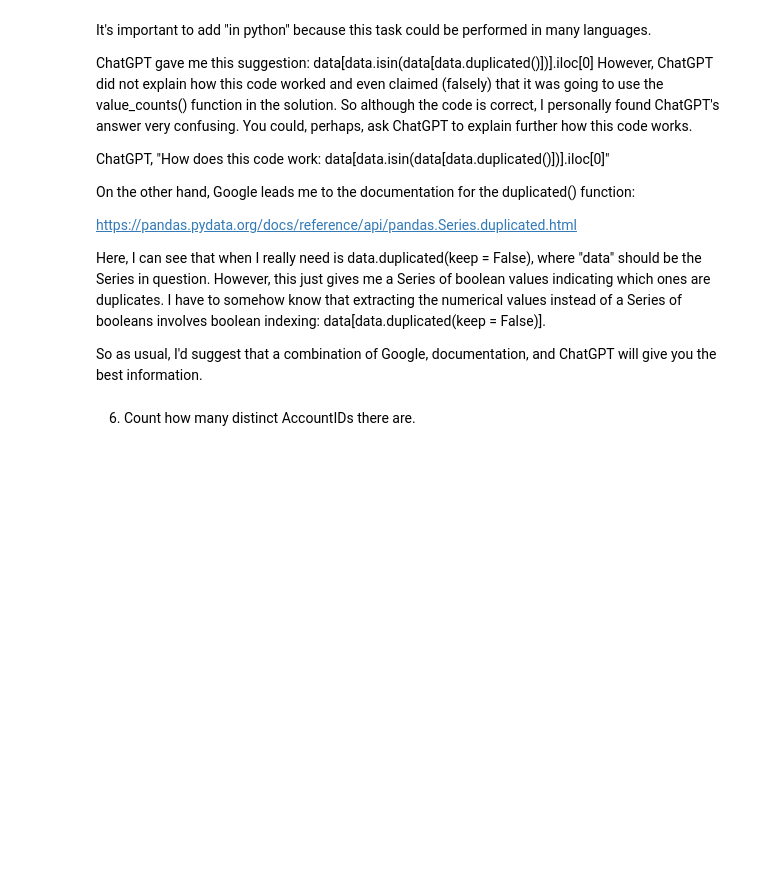
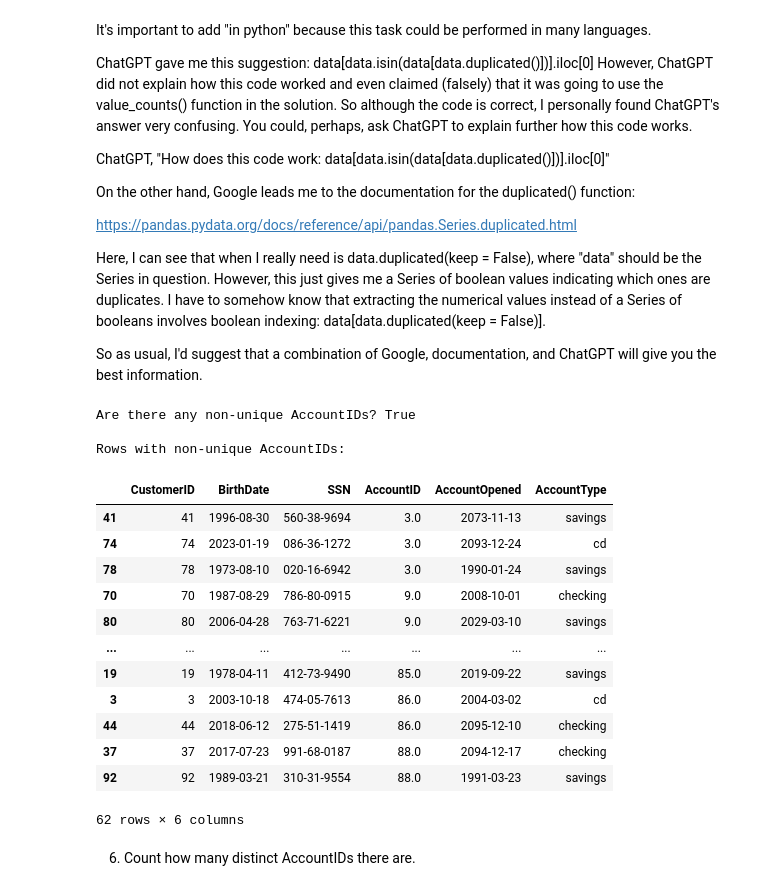
Before and after one commit to salil82/Module-B-semester-2, a Jupyter notebook: OMDS-ModB2-Week1-Deshpande-Salil.ipynb, the cells around one changed output. Cells and saved outputs as stored; diff of their text form; code cells hidden in the pictures; blank space fills up the shorter version.

```diff
--- a/OMDS-ModB2-Week1-Deshpande-Salil.ipynb
+++ b/OMDS-ModB2-Week1-Deshpande-Salil.ipynb
@@ -259,0 +284,4 @@ Suggested Google search or ChatGPT prompt: "how do I fill in null values in a pa
+# %%
+df_bank_datefix_nonulls = df_bank_datefix.dropna().copy()
+print("DataFrame after removing rows with null values:")
+print(df_bank_datefix_nonulls.isnull().sum())
@@ -273,0 +323,8 @@ https://pandas.pydata.org/docs/reference/api/pandas.DataFrame.drop_duplicates.ht
+# %%
+# Remove duplicate rows
+df_bank_datefix_deduplicated = df_bank_datefix_nonulls.drop_duplicates().copy()
+
+print("\nDataFrame after removing duplicate rows:")
+print("Are there any duplicate rows now?", df_bank_datefix_deduplicated.duplicated().any())
+print("Original shape:", df_bank_datefix_nonulls.shape)
+print("New shape (after removing duplicates):", df_bank_datefix_deduplicated.shape)
@@ -294,6 +356,34 @@ https://pandas.pydata.org/docs/reference/api/pandas.Series.duplicated.html
 Here, I can see that when I really need is data.duplicated(keep = False), where "data" should be the Series in question.  However, this just gives me a Series of boolean values indicating which ones are duplicates.  I have to somehow know that extracting the numerical values instead of a Series of booleans involves boolean indexing: data\[data.duplicated(keep = False)].
 
 So as usual, I'd suggest that a combination of Google, documentation, and ChatGPT will give you the best information.
+# %%
+print("Are there any non-unique AccountIDs?", df_bank_datefix_deduplicated['AccountID'].duplicated().any())
+
+# Display all rows where AccountID is duplicated (including the first occurrence)
+duplicated_account_ids = df_bank_datefix_deduplicated[df_bank_datefix_deduplicated['AccountID'].duplicated(keep=False)]
+
+if not duplicated_account_ids.empty:
+    print("\nRows with non-unique AccountIDs:")
+    display(duplicated_account_ids.sort_values(by='AccountID'))
+else:
+    print("\nAll AccountIDs are unique.")
+# %% [output]
+Are there any non-unique AccountIDs? True
+
+Rows with non-unique AccountIDs:
+|  | CustomerID | BirthDate | SSN | AccountID | AccountOpened | AccountType |
+| 41 | 41 | 1996-08-30 | 560-38-9694 | 3.0 | 2073-11-13 | savings |
+| 74 | 74 | 2023-01-19 | 086-36-1272 | 3.0 | 2093-12-24 | cd |
+| 78 | 78 | 1973-08-10 | 020-16-6942 | 3.0 | 1990-01-24 | savings |
+| 70 | 70 | 1987-08-29 | 786-80-0915 | 9.0 | 2008-10-01 | checking |
+| 80 | 80 | 2006-04-28 | 763-71-6221 | 9.0 | 2029-03-10 | savings |
+| ... | ... | ... | ... | ... | ... | ... |
+| 19 | 19 | 1978-04-11 | 412-73-9490 | 85.0 | 2019-09-22 | savings |
+| 3 | 3 | 2003-10-18 | 474-05-7613 | 86.0 | 2004-03-02 | cd |
+| 44 | 44 | 2018-06-12 | 275-51-1419 | 86.0 | 2095-12-10 | checking |
+| 37 | 37 | 2017-07-23 | 991-68-0187 | 88.0 | 2094-12-17 | checking |
+| 92 | 92 | 1989-03-21 | 310-31-9554 | 88.0 | 1991-03-23 | savings |
+62 rows × 6 columns
 # %% [markdown]
 6. Count how many distinct AccountIDs there are.
 # %% [markdown]
```
Also changed, not shown: parts of 14 cells of this notebook.
